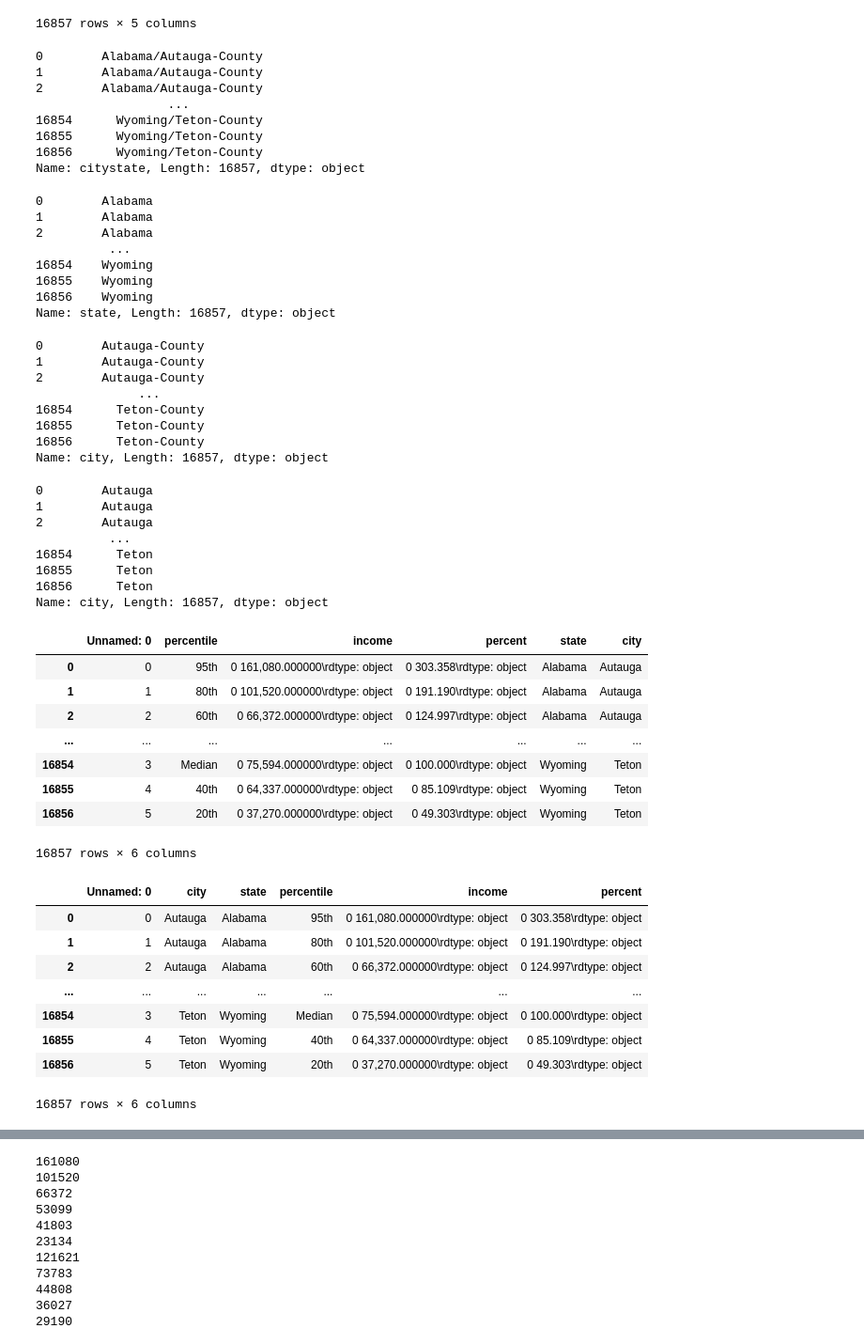
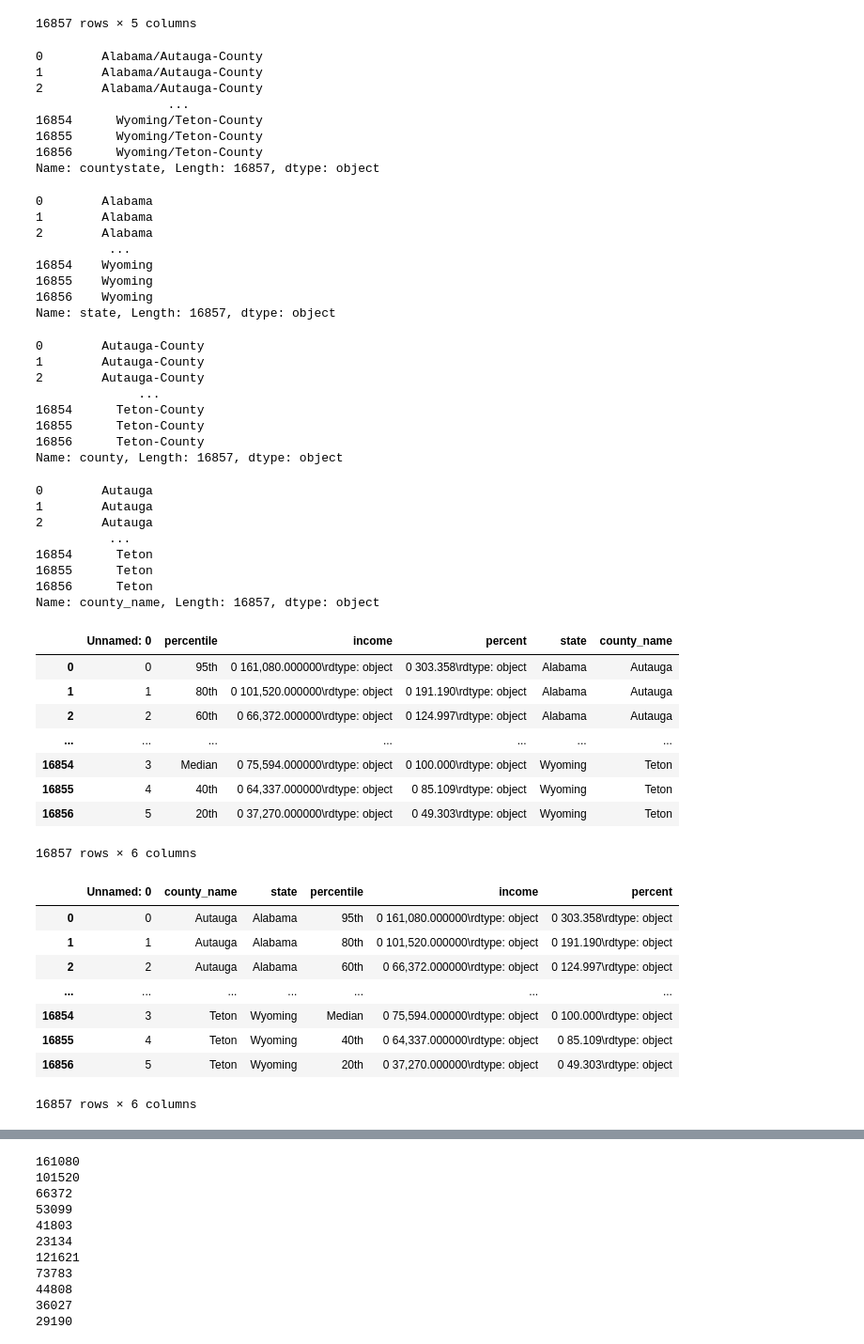
Before and after one commit to ewinterstorm/cogs108_finalproject, a Jupyter notebook: DataMerge.ipynb, the cells around one changed output, grey strips where cells are left out. Shown at 94% size. Cells and saved outputs as stored; diff of their text form; code cells hidden in the pictures.

```diff
--- a/DataMerge.ipynb
+++ b/DataMerge.ipynb
@@ -37,8 +37,8 @@ df_county_income
 16857 rows × 5 columns
 # %%
 # Extract county and state from url
-df_county_income['citystate'] = df_county_income['place'].str.extract("county/(.*)/")
-df_county_income['citystate']
+df_county_income['countystate'] = df_county_income['place'].str.extract("county/(.*)/")
+df_county_income['countystate']
 # %% [output]
 0        Alabama/Autauga-County
 1        Alabama/Autauga-County
@@ -47,10 +47,10 @@ df_county_income['citystate']
 16854      Wyoming/Teton-County
 16855      Wyoming/Teton-County
 16856      Wyoming/Teton-County
-Name: citystate, Length: 16857, dtype: object
+Name: countystate, Length: 16857, dtype: object
 # %%
 # Extract state
-df_county_income['state'] = df_county_income['citystate'].str.extract("(.*)/")
+df_county_income['state'] = df_county_income['countystate'].str.extract("(.*)/")
 df_county_income['state']
 # %% [output]
 0        Alabama
@@ -63,8 +63,8 @@ df_county_income['state']
 Name: state, Length: 16857, dtype: object
 # %%
 # Extract county
-df_county_income['city'] = df_county_income['citystate'].str.extract("/(.*)")
-df_county_income['city']
+df_county_income['county'] = df_county_income['countystate'].str.extract("/(.*)")
+df_county_income['county']
 # %% [output]
 0        Autauga-County
 1        Autauga-County
@@ -73,11 +73,12 @@ df_county_income['city']
 16854      Teton-County
 16855      Teton-County
 16856      Teton-County
-Name: city, Length: 16857, dtype: object
+Name: county, Length: 16857, dtype: object
 # %%
 # Extract county
-df_county_income['city'] = df_county_income['city'].str.extract("(.*)-")
-df_county_income['city']
+df_county_income['county_name'] = df_county_income['county'].str.extract("(.*)-")
+
+df_county_income['county_name']
 # %% [output]
 0        Autauga
 1        Autauga
@@ -86,13 +87,13 @@ df_county_income['city']
 16854      Teton
 16855      Teton
 16856      Teton
-Name: city, Length: 16857, dtype: object
+Name: county_name, Length: 16857, dtype: object
 # %%
 # Remove place columns
-df_county_income = df_county_income.drop(['place', 'citystate'], axis=1)
+df_county_income = df_county_income.drop(['place', 'countystate', 'county'], axis=1)
 df_county_income
 # %% [output]
-|  | Unnamed: 0 | percentile | income | percent | state | city |
+|  | Unnamed: 0 | percentile | income | percent | state | county_name |
 | 0 | 0 | 95th | 0 161,080.000000\rdtype: object | 0 303.358\rdtype: object | Alabama | Autauga |
 | 1 | 1 | 80th | 0 101,520.000000\rdtype: object | 0 191.190\rdtype: object | Alabama | Autauga |
 | 2 | 2 | 60th | 0 66,372.000000\rdtype: object | 0 124.997\rdtype: object | Alabama | Autauga |
@@ -103,10 +104,10 @@ df_county_income
 16857 rows × 6 columns
 # %%
 # Reorder columns
-df_county_income = df_county_income[['Unnamed: 0', 'city', 'state', 'percentile', 'income', 'percent']]
+df_county_income = df_county_income[['Unnamed: 0', 'county_name', 'state', 'percentile', 'income', 'percent']]
 df_county_income
 # %% [output]
-|  | Unnamed: 0 | city | state | percentile | income | percent |
+|  | Unnamed: 0 | county_name | state | percentile | income | percent |
 | 0 | 0 | Autauga | Alabama | 95th | 0 161,080.000000\rdtype: object | 0 303.358\rdtype: object |
 | 1 | 1 | Autauga | Alabama | 80th | 0 101,520.000000\rdtype: object | 0 191.190\rdtype: object |
 | 2 | 2 | Autauga | Alabama | 60th | 0 66,372.000000\rdtype: object | 0 124.997\rdtype: object |
```
Also changed, not shown: parts of 6 cells of this notebook, 3 other files.
